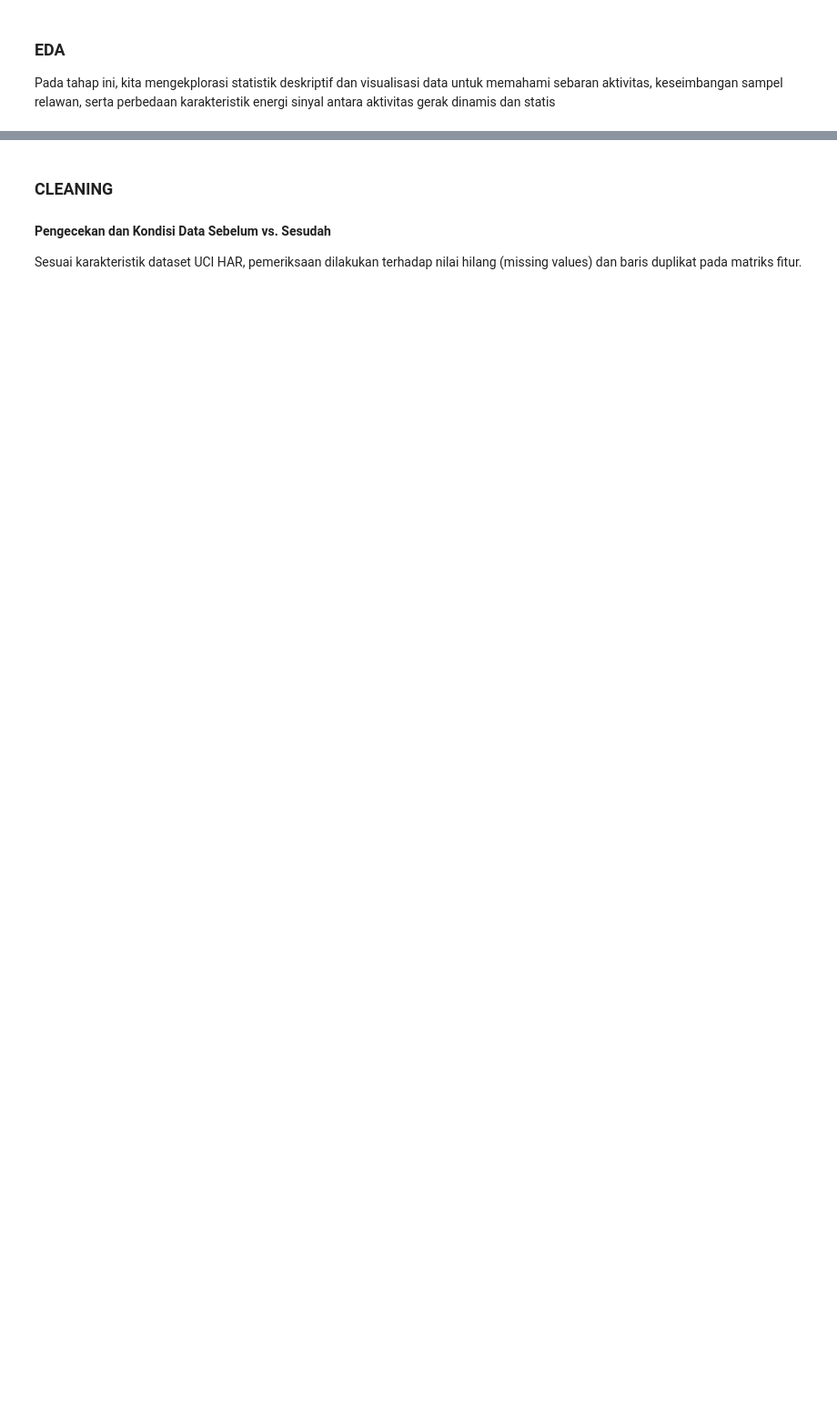
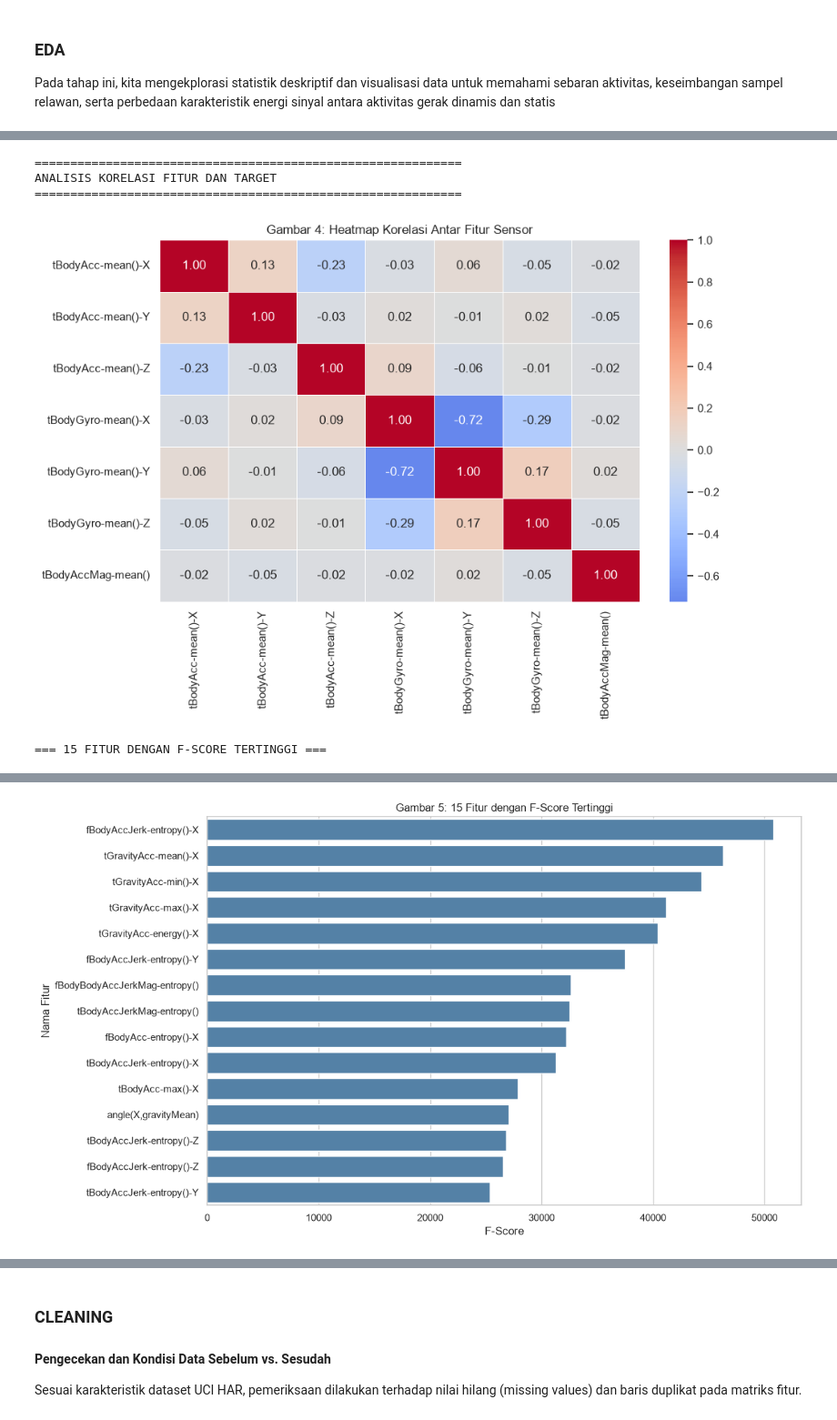
Before and after one commit to KLVA147/10_DS-IF-A_DC-Cakung, a Jupyter notebook: Main.ipynb, the cells around one changed output, grey strips where cells are left out. Shown at 91% size. Drawn from its saved outputs; the diff is of its cells as text; code cells hidden in the pictures; blank space fills up the shorter version.

```diff
--- a/Main.ipynb
+++ b/Main.ipynb
@@ -176,0 +569,76 @@ tBodyAccMag-mean() -0.548222  0.467094 -1.0 -0.874635  1.0
+# %%
+# 8. ANALISIS KORELASI FITUR DAN TARGET
+
+from sklearn.feature_selection import f_classif
+
+print("=" * 60)
+print("ANALISIS KORELASI FITUR DAN TARGET")
+print("=" * 60)
+
+# A. KORELASI ANTAR FITUR SENSOR
+correlation_features = [
+    'tBodyAcc-mean()-X',
+    'tBodyAcc-mean()-Y',
+    'tBodyAcc-mean()-Z',
+    'tBodyGyro-mean()-X',
+    'tBodyGyro-mean()-Y',
+    'tBodyGyro-mean()-Z',
+    'tBodyAccMag-mean()'
+]
+
+corr_matrix = df_raw[correlation_features].corr(method='pearson')
+
+plt.figure(figsize=(10, 7))
+sns.heatmap(
+    corr_matrix,
+    annot=True,
+    cmap='coolwarm',
+    fmt='.2f',
+    center=0,
+    linewidths=0.5
+)
+plt.title("Gambar 4: Heatmap Korelasi Antar Fitur Sensor")
+plt.tight_layout()
+plt.show()
+
+
+# B. HUBUNGAN FITUR DENGAN TARGET AKTIVITAS
+X_corr = df_raw[column_names]
+y_corr = df_raw['Activity_ID']
+
+f_scores, p_values = f_classif(X_corr, y_corr)
+
+feature_importance = pd.DataFrame({
+    'Nama Fitur': column_names,
+    'F-Score': f_scores,
+    'P-Value': p_values
+})
+
+feature_importance = feature_importance.sort_values(
+    by='F-Score',
+    ascending=False
+)
+
+print("\n=== 15 FITUR DENGAN F-SCORE TERTINGGI ===")
+display(feature_importance.head(15))
+
+
+# C. VISUALISASI 15 FITUR DENGAN F-SCORE TERTINGGI
+plt.figure(figsize=(12, 7))
+sns.barplot(
+    data=feature_importance.head(15),
+    x='F-Score',
+    y='Nama Fitur',
+    color='steelblue'
+)
+plt.title("Gambar 5: 15 Fitur dengan F-Score Tertinggi")
+plt.xlabel("F-Score")
+plt.ylabel("Nama Fitur")
+plt.tight_layout()
+plt.show()
+# %% [output]
+============================================================
+ANALISIS KORELASI FITUR DAN TARGET
+============================================================
+[figure, added]
+=== 15 FITUR DENGAN F-SCORE TERTINGGI ===
@@ -176,0 +661 @@ tBodyAccMag-mean() -0.548222  0.467094 -1.0 -0.874635  1.0
+[figure, added]
```
Also changed, not shown: parts of 42 cells of this notebook.
